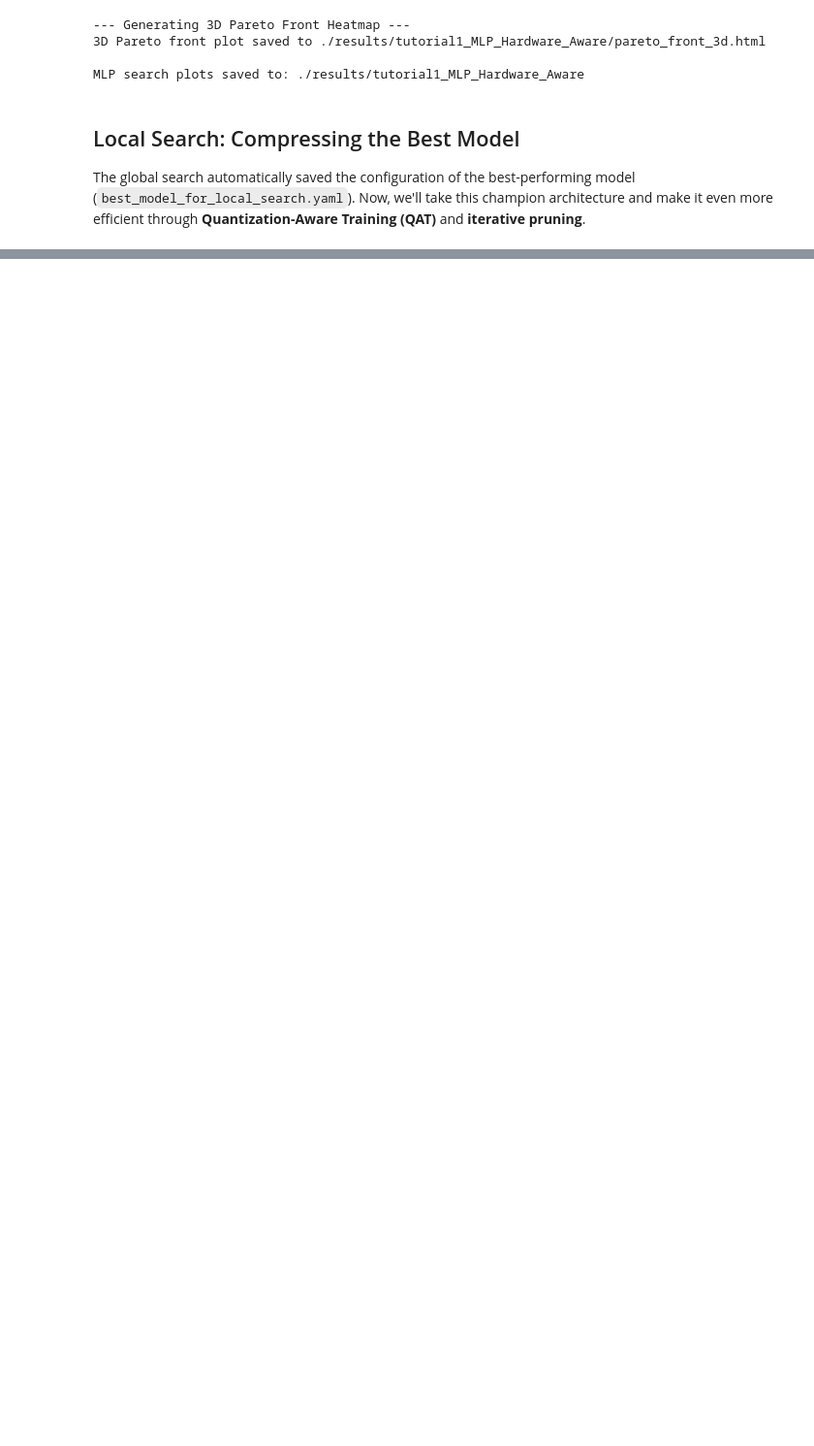
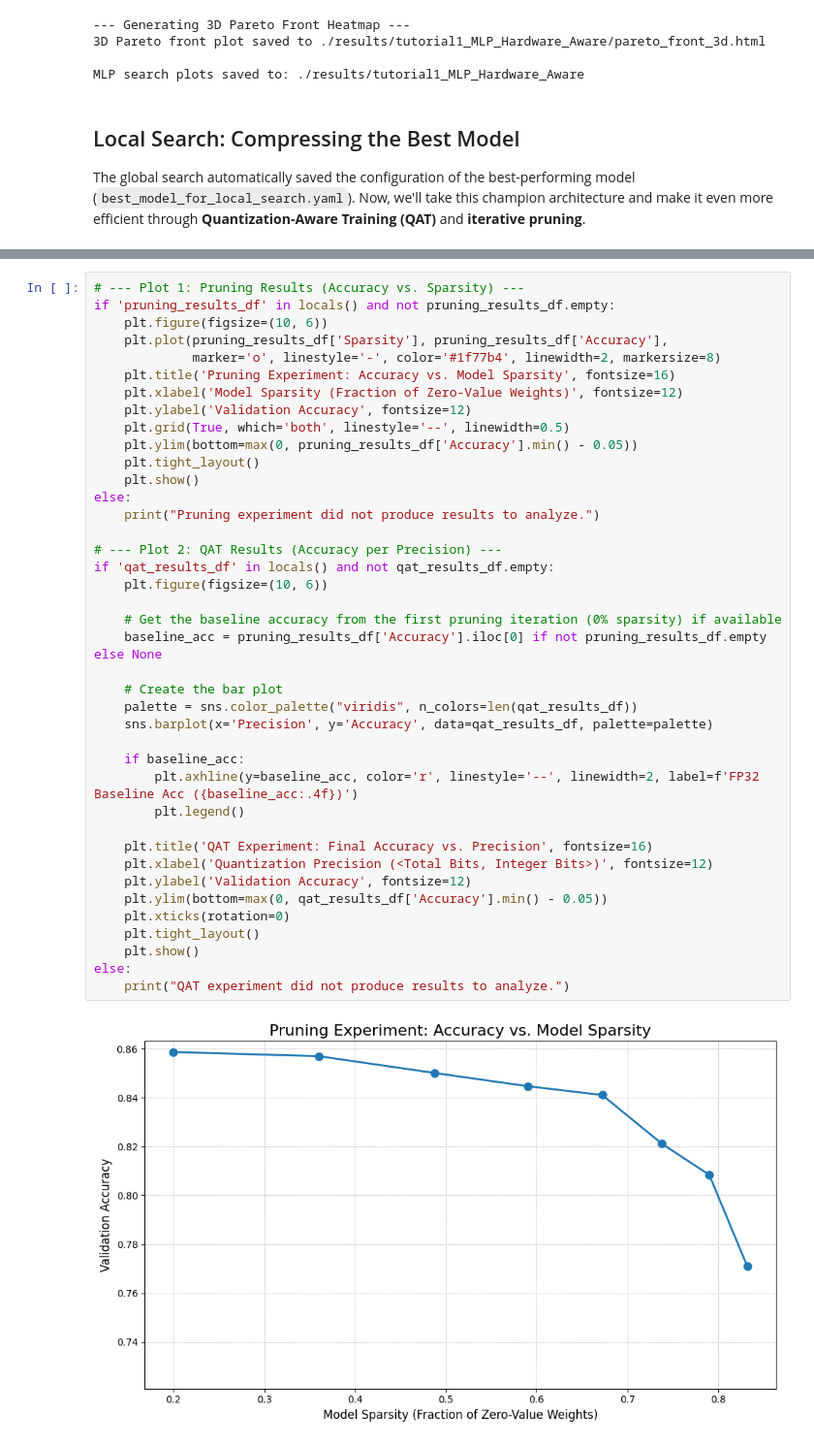
Before and after one commit to fastmachinelearning/nac-opt, a Jupyter notebook: TUTORIAL_1.ipynb, the cells around one changed output, grey strips where cells are left out. Shown: that part at 97% size. Saved outputs shown, nothing was run; the diff lists cells and outputs as text; blank space fills up the shorter version.

```diff
--- a/TUTORIAL_1.ipynb
+++ b/TUTORIAL_1.ipynb
@@ -313,0 +236,42 @@ The h5 file is saved HERE and use that to then synthesize with hls4ml
+# %%
+# --- Plot 1: Pruning Results (Accuracy vs. Sparsity) ---
+if 'pruning_results_df' in locals() and not pruning_results_df.empty:
+    plt.figure(figsize=(10, 6))
+    plt.plot(pruning_results_df['Sparsity'], pruning_results_df['Accuracy'],
+             marker='o', linestyle='-', color='#1f77b4', linewidth=2, markersize=8)
+    plt.title('Pruning Experiment: Accuracy vs. Model Sparsity', fontsize=16)
+    plt.xlabel('Model Sparsity (Fraction of Zero-Value Weights)', fontsize=12)
+    plt.ylabel('Validation Accuracy', fontsize=12)
+    plt.grid(True, which='both', linestyle='--', linewidth=0.5)
+    plt.ylim(bottom=max(0, pruning_results_df['Accuracy'].min() - 0.05))
+    plt.tight_layout()
+    plt.show()
+else:
+    print("Pruning experiment did not produce results to analyze.")
+
+# --- Plot 2: QAT Results (Accuracy per Precision) ---
+if 'qat_results_df' in locals() and not qat_results_df.empty:
+    plt.figure(figsize=(10, 6))
+
+    # Get the baseline accuracy from the first pruning iteration (0% sparsity) if available
+    baseline_acc = pruning_results_df['Accuracy'].iloc[0] if not pruning_results_df.empty else None
+
+    # Create the bar plot
+    palette = sns.color_palette("viridis", n_colors=len(qat_results_df))
+    sns.barplot(x='Precision', y='Accuracy', data=qat_results_df, palette=palette)
+
+    if baseline_acc:
+        plt.axhline(y=baseline_acc, color='r', linestyle='--', linewidth=2, label=f'FP32 Baseline Acc ({baseline_acc:.4f})')
+        plt.legend()
+
+    plt.title('QAT Experiment: Final Accuracy vs. Precision', fontsize=16)
+    plt.xlabel('Quantization Precision (<Total Bits, Integer Bits>)', fontsize=12)
+    plt.ylabel('Validation Accuracy', fontsize=12)
+    plt.ylim(bottom=max(0, qat_results_df['Accuracy'].min() - 0.05))
+    plt.xticks(rotation=0)
+    plt.tight_layout()
+    plt.show()
+else:
+    print("QAT experiment did not produce results to analyze.")
+# %% [output]
+[figure, added]
```
Also changed, not shown: parts of 11 cells of this notebook, 10 other files.
